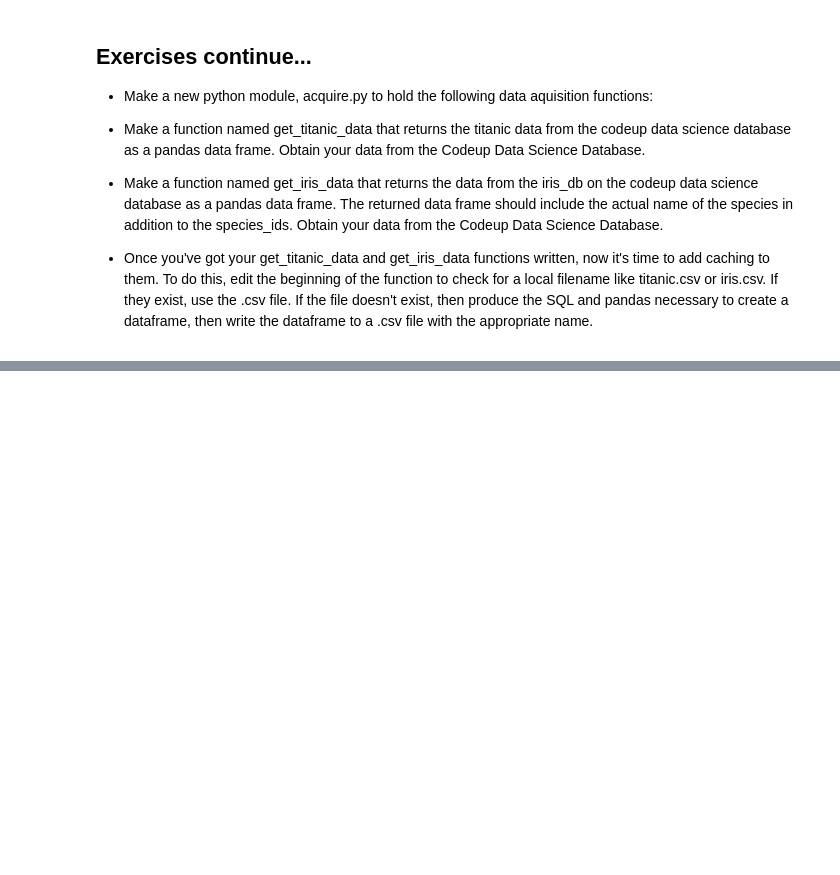
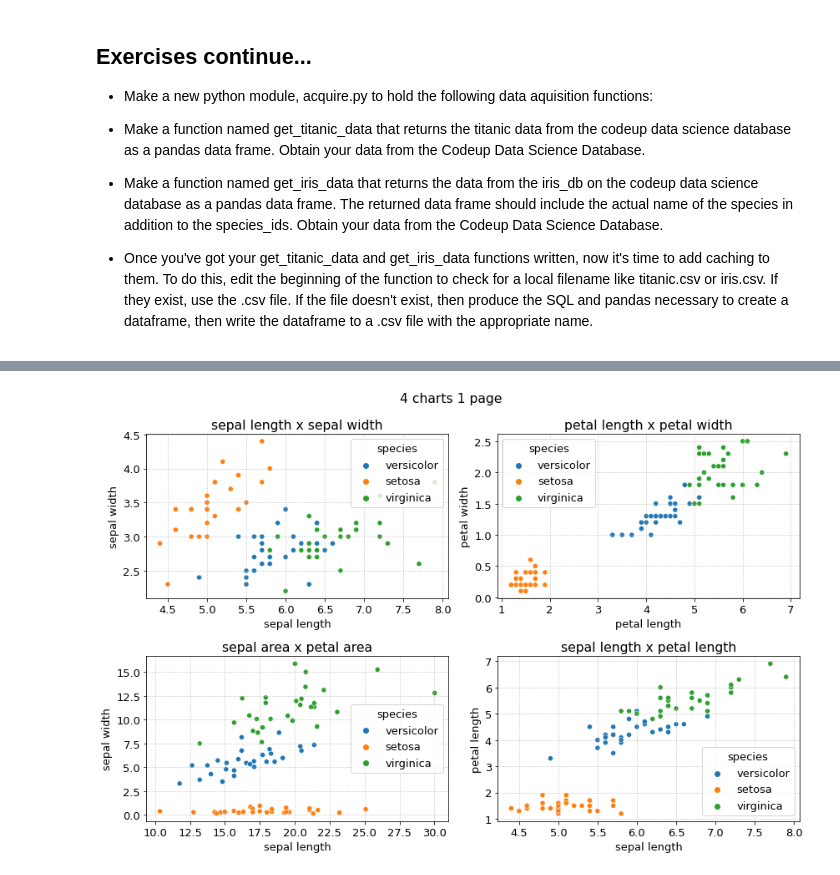
Before and after one commit to LinhQuach13/classification-exercises, a Jupyter notebook: classification_exercises.ipynb, the cells around one changed output, grey strips where cells are left out. Saved outputs shown, nothing was run; the diff lists cells and outputs as text; code cells hidden in the pictures; blank space fills up the shorter version.

```diff
--- a/classification_exercises.ipynb
+++ b/classification_exercises.ipynb
@@ -414,0 +382,65 @@ acquire.get_titanic_data()
+# %%
+#Another solution
+
+fig = plt.figure(figsize = (12, 8))
+plt.suptitle('4 charts 1 page')
+
+x1 = iris_train['sepal_length']
+y1 = iris_train['sepal_width']
+
+x2 = iris_train['petal_length']
+y2 = iris_train['petal_width']
+
+x3 = iris_train['sepal_area']
+y3 = iris_train['petal_area']
+
+x4 = iris_train['sepal_length']
+y4 = iris_train['petal_length']
+
+
+
+plt.subplot(2,2,1)
+plt.title('sepal length x sepal width')
+plt.xlabel('sepal length')
+plt.ylabel('sepal width')
+plt.grid(True, ls = ':')
+sns.scatterplot(x= x1, y= y1, hue='species', data=iris_train)
+
+
+
+plt.subplot(2, 2, 2)
+plt.title('petal length x petal width')
+plt.xlabel('petal length')
+plt.ylabel('petal width')
+plt.grid(True, ls = ':')
+sns.scatterplot(x= x2, y= y2, hue='species', data=iris_train)
+
+
+plt.subplot(2, 2, 3)
+plt.title('sepal area x petal area')
+plt.xlabel('sepal length')
+plt.ylabel('sepal width')
+plt.grid(True, ls = ':')
+sns.scatterplot(x= x3, y= y3, hue='species', data=iris_train)
+
+
+
+plt.subplot(2,2,4)
+plt.title('sepal length x petal length')
+plt.xlabel('sepal length')
+plt.ylabel('petal length')
+plt.grid(True, ls = ':')
+sns.scatterplot(x= x4, y= y4, hue='species', data=iris_train)
+
+plt.subplots_adjust(left=None,
+                 bottom=0.1,
+                right=None,
+                top=None,
+                wspace=None,
+                hspace=None)
+
+plt.tight_layout()
+
+plt.show()
+# %% [output]
+[figure, added]
```
Also changed, not shown: parts of 59 cells of this notebook.
